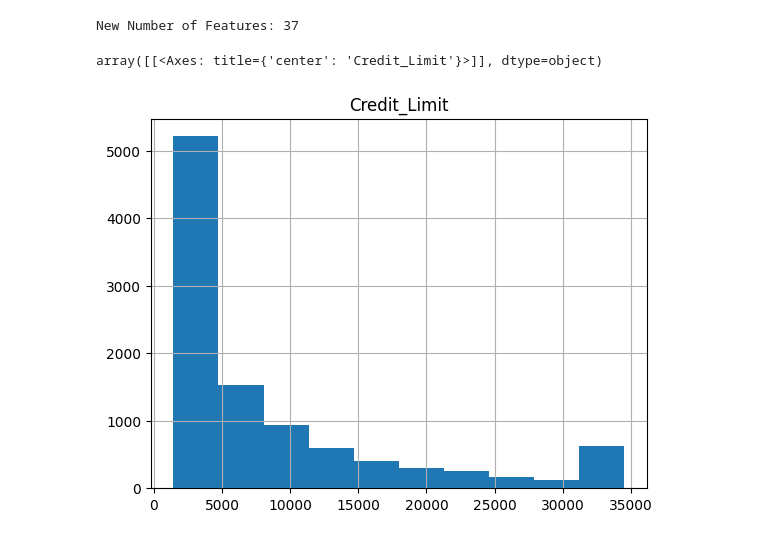
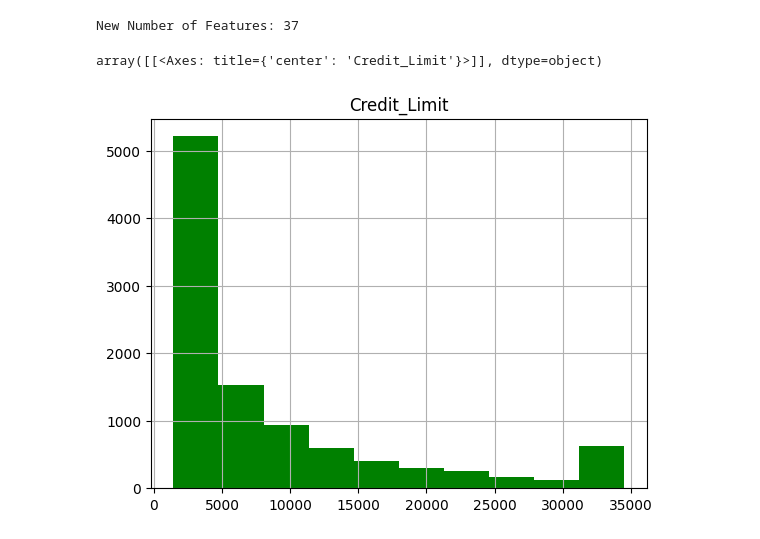
Before and after one commit to sofiabuitragoc/taller2-sofia, a Jupyter notebook: bank-churners-init.ipynb, the cells around one changed output. Cells and saved outputs as stored; diff of their text form; code cells hidden in the pictures.

Commit message:
Se cambio el color del histograma

```diff
--- a/bank-churners-init.ipynb
+++ b/bank-churners-init.ipynb
@@ -113,7 +113,7 @@ print('New Number of Features: %d'%(df.shape[1]))
 # %% [output]
 New Number of Features: 37
 # %%
-df.hist(column='Credit_Limit')
+df.hist(column='Credit_Limit', color='green')
 # %% [output]
 array([[<Axes: title={'center': 'Credit_Limit'}>]], dtype=object)
-[figure, old version]
+[figure, new version]
```
